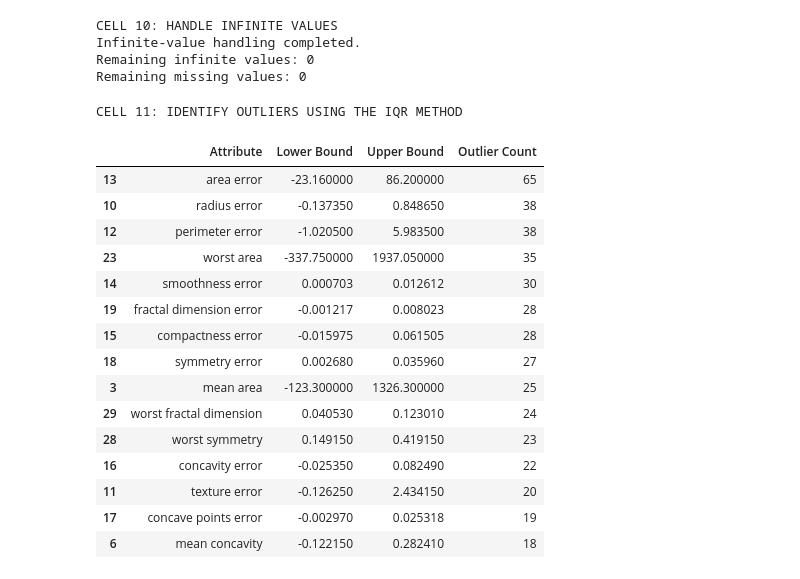
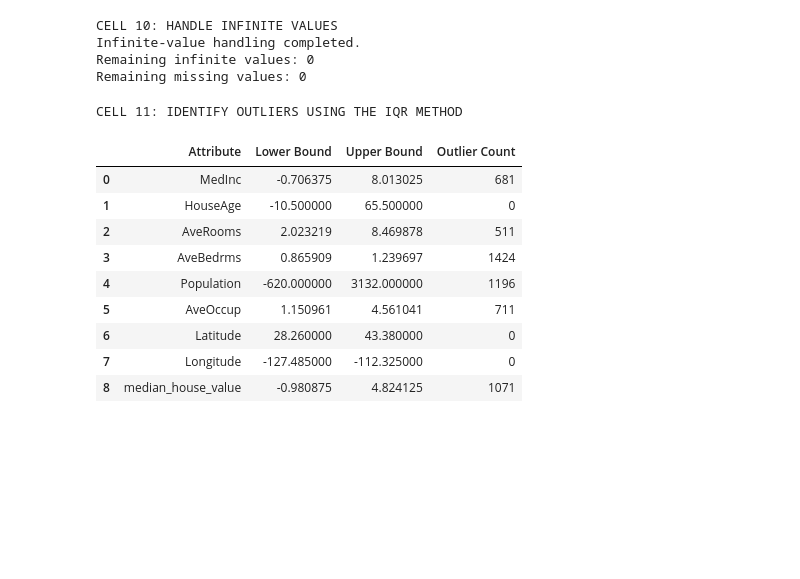
Before and after one commit to nadhikari48742/MSCS_634_ProjectDeliverable_1, a Jupyter notebook: Deliverable_1_Data_Collection_Cleaning_Exploration.ipynb, the cells around one changed output. Drawn from its saved outputs; the diff is of its cells as text; code cells hidden in the pictures; blank space fills up the shorter version.

```diff
--- a/Deliverable_1_Data_Collection_Cleaning_Exploration.ipynb
+++ b/Deliverable_1_Data_Collection_Cleaning_Exploration.ipynb
@@ -15,13 +15,12 @@ pd.set_option("display.width", 120)
 CELL 1: IMPORT LIBRARIES
 # %%
 print("CELL 2: LOAD THE DATASET")
-cancer_data = load_breast_cancer()
+housing = fetch_california_housing(as_frame=True)
 
-df = pd.DataFrame(cancer_data.data, columns=cancer_data.feature_names)
-df["diagnosis"] = pd.Series(cancer_data.target).map({0: "malignant", 1: "benign"})
+df = housing.frame.rename(columns={"MedHouseVal": "median_house_value"}).copy()
 
 print("Dataset loaded successfully.")
-print("Dataset name: Breast Cancer Wisconsin Diagnostic Dataset")
+print("Dataset name: California Housing")
 display(df.head())
 # %% [output]
 CELL 2: LOAD THE DATASET
@@ -148,11 +133,6 @@ for column in numeric_columns:
     if df_clean[column].isnull().any():
         df_clean[column] = df_clean[column].fillna(df_clean[column].median())
 
-if df_clean["diagnosis"].isnull().any():
-    df_clean["diagnosis"] = df_clean["diagnosis"].fillna(
-        df_clean["diagnosis"].mode()[0]
-    )
-
 print("Missing-value handling completed.")
 print("Remaining missing values:", int(df_clean.isnull().sum().sum()))
 # %% [output]
@@ -220,43 +193,37 @@ Remaining missing values: 0
 # %%
 print("CELL 11: IDENTIFY OUTLIERS USING THE IQR METHOD")
 outlier_results = []
 
 for column in numeric_columns:
     Q1 = df_clean[column].quantile(0.25)
     Q3 = df_clean[column].quantile(0.75)
     IQR = Q3 - Q1
     lower_bound = Q1 - 1.5 * IQR
     upper_bound = Q3 + 1.5 * IQR
     outlier_count = ((df_clean[column] < lower_bound) |
                      (df_clean[column] > upper_bound)).sum()
 
     outlier_results.append({
         "Attribute": column,
         "Lower Bound": lower_bound,
         "Upper Bound": upper_bound,
         "Outlier Count": int(outlier_count)
     })
 
 outlier_summary = pd.DataFrame(outlier_results)
-display(outlier_summary.sort_values("Outlier Count", ascending=False).head(15))
+display(outlier_summary)
 # %% [output]
 CELL 11: IDENTIFY OUTLIERS USING THE IQR METHOD
 |  | Attribute | Lower Bound | Upper Bound | Outlier Count |
-| 13 | area error | -23.160000 | 86.200000 | 65 |
-| 10 | radius error | -0.137350 | 0.848650 | 38 |
-| 12 | perimeter error | -1.020500 | 5.983500 | 38 |
-| 23 | worst area | -337.750000 | 1937.050000 | 35 |
-| 14 | smoothness error | 0.000703 | 0.012612 | 30 |
-| 19 | fractal dimension error | -0.001217 | 0.008023 | 28 |
-| 15 | compactness error | -0.015975 | 0.061505 | 28 |
-| 18 | symmetry error | 0.002680 | 0.035960 | 27 |
-| 3 | mean area | -123.300000 | 1326.300000 | 25 |
-| 29 | worst fractal dimension | 0.040530 | 0.123010 | 24 |
-| 28 | worst symmetry | 0.149150 | 0.419150 | 23 |
-| 16 | concavity error | -0.025350 | 0.082490 | 22 |
-| 11 | texture error | -0.126250 | 2.434150 | 20 |
-| 17 | concave points error | -0.002970 | 0.025318 | 19 |
-| 6 | mean concavity | -0.122150 | 0.282410 | 18 |
+| 0 | MedInc | -0.706375 | 8.013025 | 681 |
+| 1 | HouseAge | -10.500000 | 65.500000 | 0 |
+| 2 | AveRooms | 2.023219 | 8.469878 | 511 |
+| 3 | AveBedrms | 0.865909 | 1.239697 | 1424 |
+| 4 | Population | -620.000000 | 3132.000000 | 1196 |
+| 5 | AveOccup | 1.150961 | 4.561041 | 711 |
+| 6 | Latitude | 28.260000 | 43.380000 | 0 |
+| 7 | Longitude | -127.485000 | -112.325000 | 0 |
+| 8 | median_house_value | -0.980875 | 4.824125 | 1071 |
 # %%
 print("CELL 12: VISUALIZE OUTLIERS")
 selected_features = [
```
Also changed, not shown: parts of 19 cells of this notebook, 3 other files.
